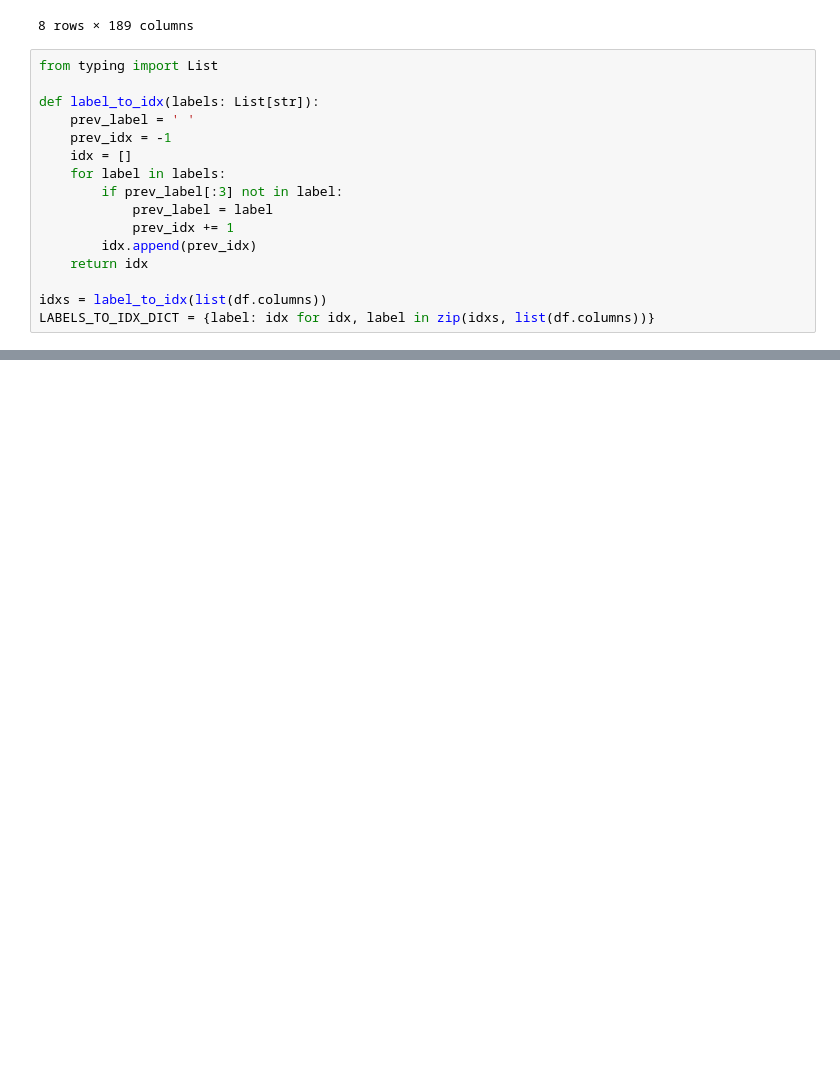
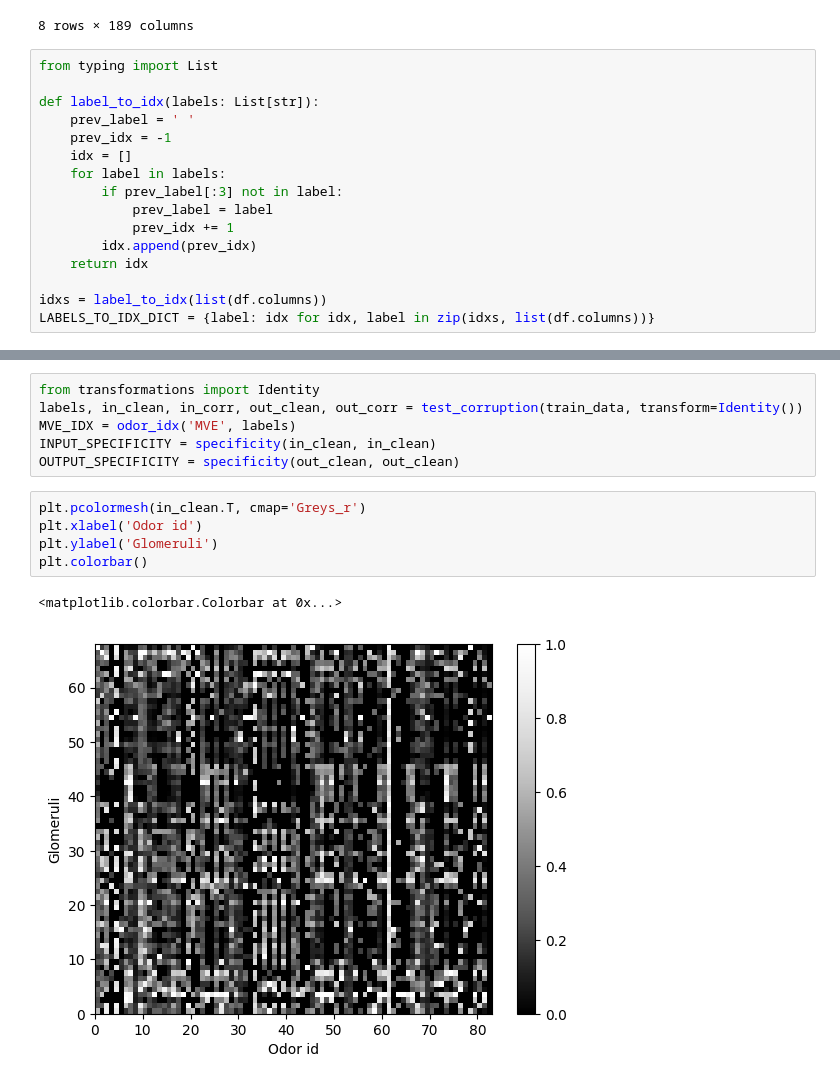
Before and after one commit to wormLove/DCNet, a Jupyter notebook: OdorAnalysis.ipynb, the cells around one changed output, grey strips where cells are left out. Drawn from its saved outputs; the diff is of its cells as text; blank space fills up the shorter version.

```diff
--- a/OdorAnalysis.ipynb
+++ b/OdorAnalysis.ipynb
@@ -204,0 +181,14 @@ plt.savefig(f"NoiseCorruption{100*noise_level:0.0f}")
+# %%
+from transformations import Identity
+labels, in_clean, in_corr, out_clean, out_corr = test_corruption(train_data, transform=Identity())
+MVE_IDX = odor_idx('MVE', labels)
+INPUT_SPECIFICITY = specificity(in_clean, in_clean)
+OUTPUT_SPECIFICITY = specificity(out_clean, out_clean)
+# %%
+plt.pcolormesh(in_clean.T, cmap='Greys_r')
+plt.xlabel('Odor id')
+plt.ylabel('Glomeruli')
+plt.colorbar()
+# %% [output]
+<matplotlib.colorbar.Colorbar at 0x...>
+[figure, added]
```
Also changed, not shown: parts of 37 cells of this notebook, 1 other file.
